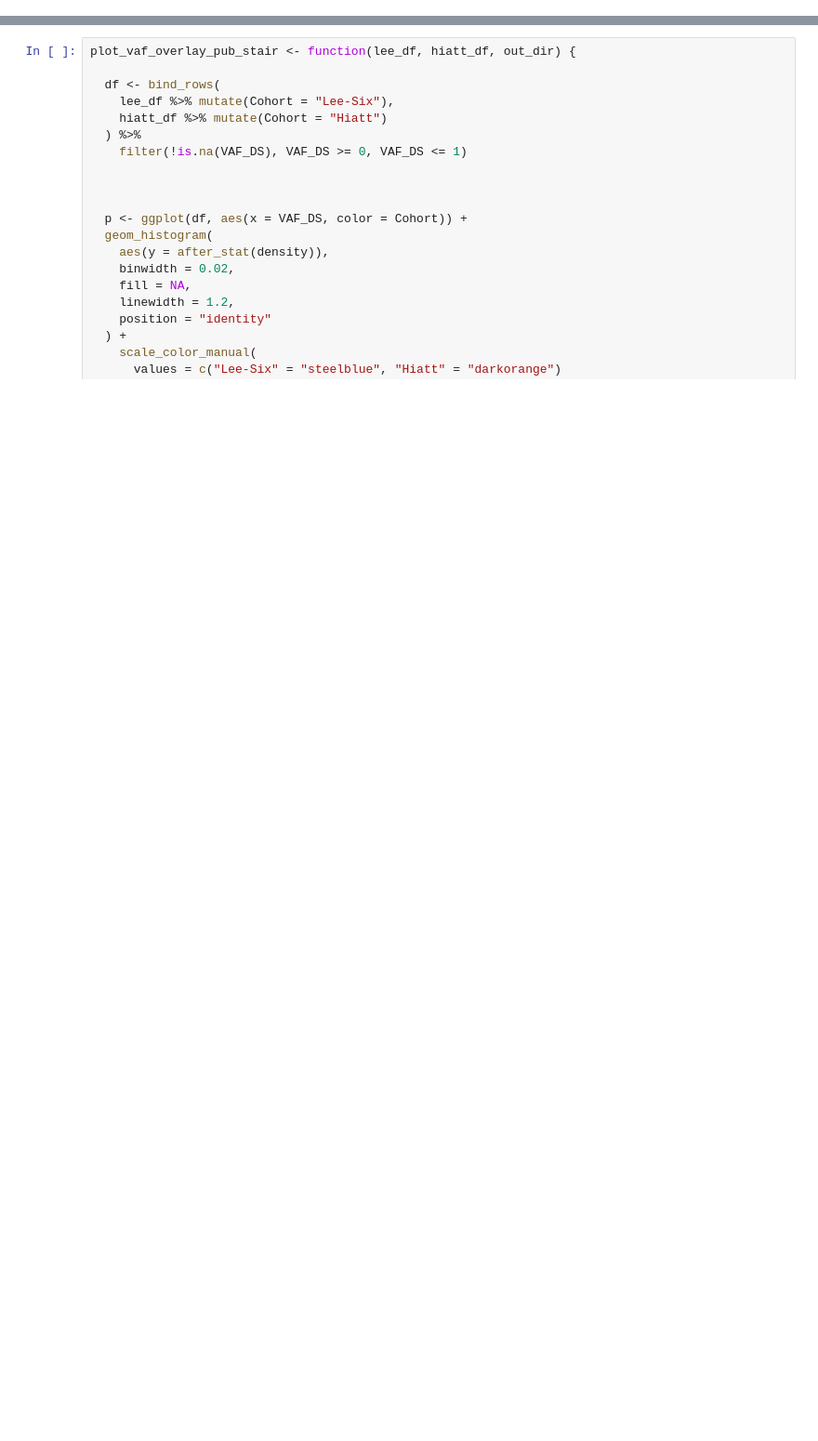
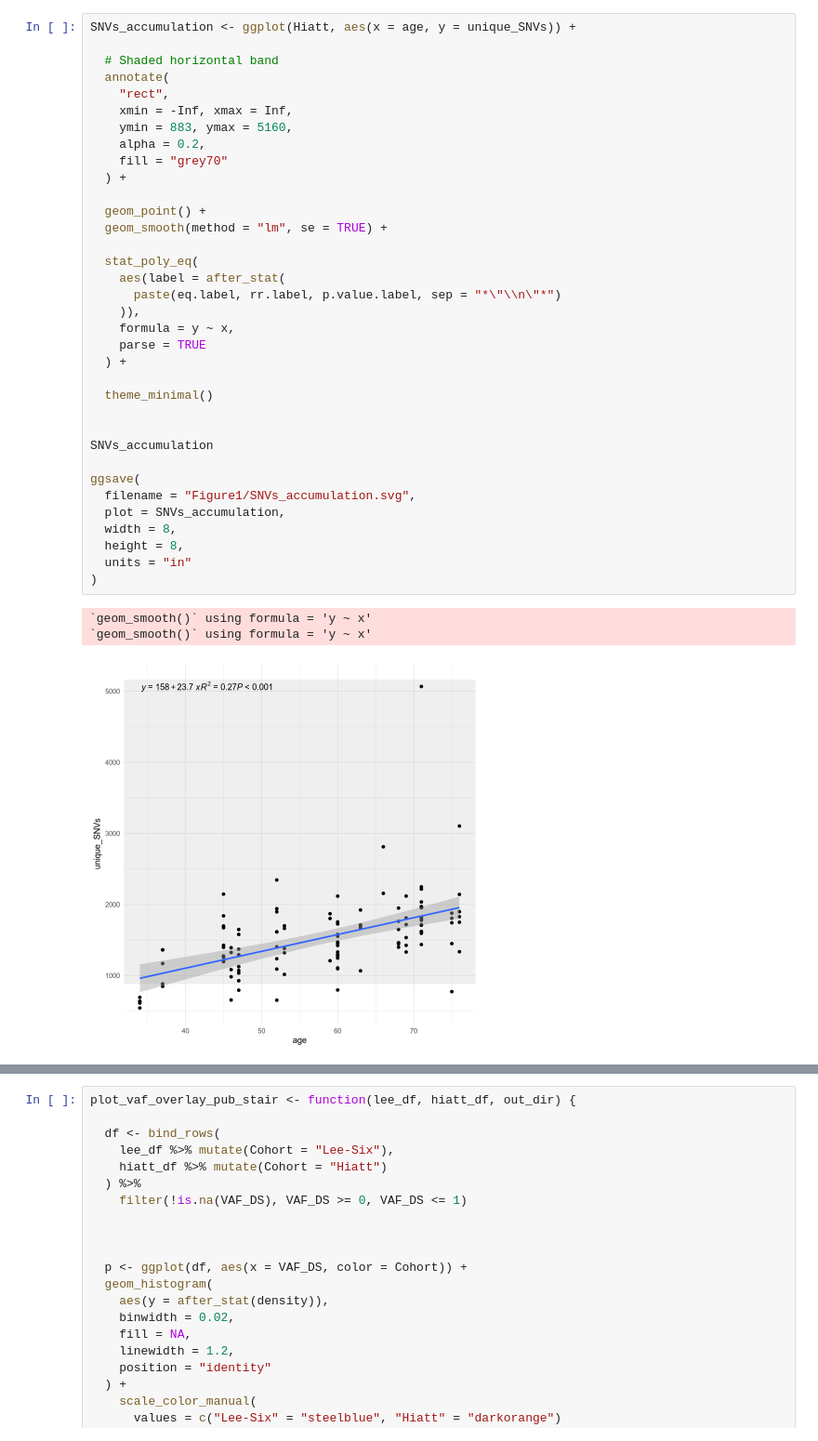
Before and after one commit to laurelhiatt/SEMIColon, a Jupyter notebook: scripts/figures/Figure1.ipynb, the cells around one changed output, grey strips where cells are left out. Shown at 93% size. Cells and saved outputs as stored; diff of their text form; blank space fills up the shorter version.

```diff
--- a/scripts/figures/Figure1.ipynb
+++ b/scripts/figures/Figure1.ipynb
@@ -1274,0 +332,39 @@ if (nrow(hiatt_df) > 0)
+# %%
+SNVs_accumulation <- ggplot(Hiatt, aes(x = age, y = unique_SNVs)) +
+
+  # Shaded horizontal band
+  annotate(
+    "rect",
+    xmin = -Inf, xmax = Inf,
+    ymin = 883, ymax = 5160,
+    alpha = 0.2,
+    fill = "grey70"
+  ) +
+
+  geom_point() +
+  geom_smooth(method = "lm", se = TRUE) +
+
+  stat_poly_eq(
+    aes(label = after_stat(
+      paste(eq.label, rr.label, p.value.label, sep = "*\"\\n\"*")
+    )),
+    formula = y ~ x,
+    parse = TRUE
+  ) +
+
+  theme_minimal()
+
+
+SNVs_accumulation
+
+ggsave(
+  filename = "Figure1/SNVs_accumulation.svg",
+  plot = SNVs_accumulation,
+  width = 8,
+  height = 8,
+  units = "in"
+)
+# %% [output]
+`geom_smooth()` using formula = 'y ~ x'
+`geom_smooth()` using formula = 'y ~ x'
+[figure, added]
```
Also changed, not shown: parts of 63 cells of this notebook, 21 other files.
